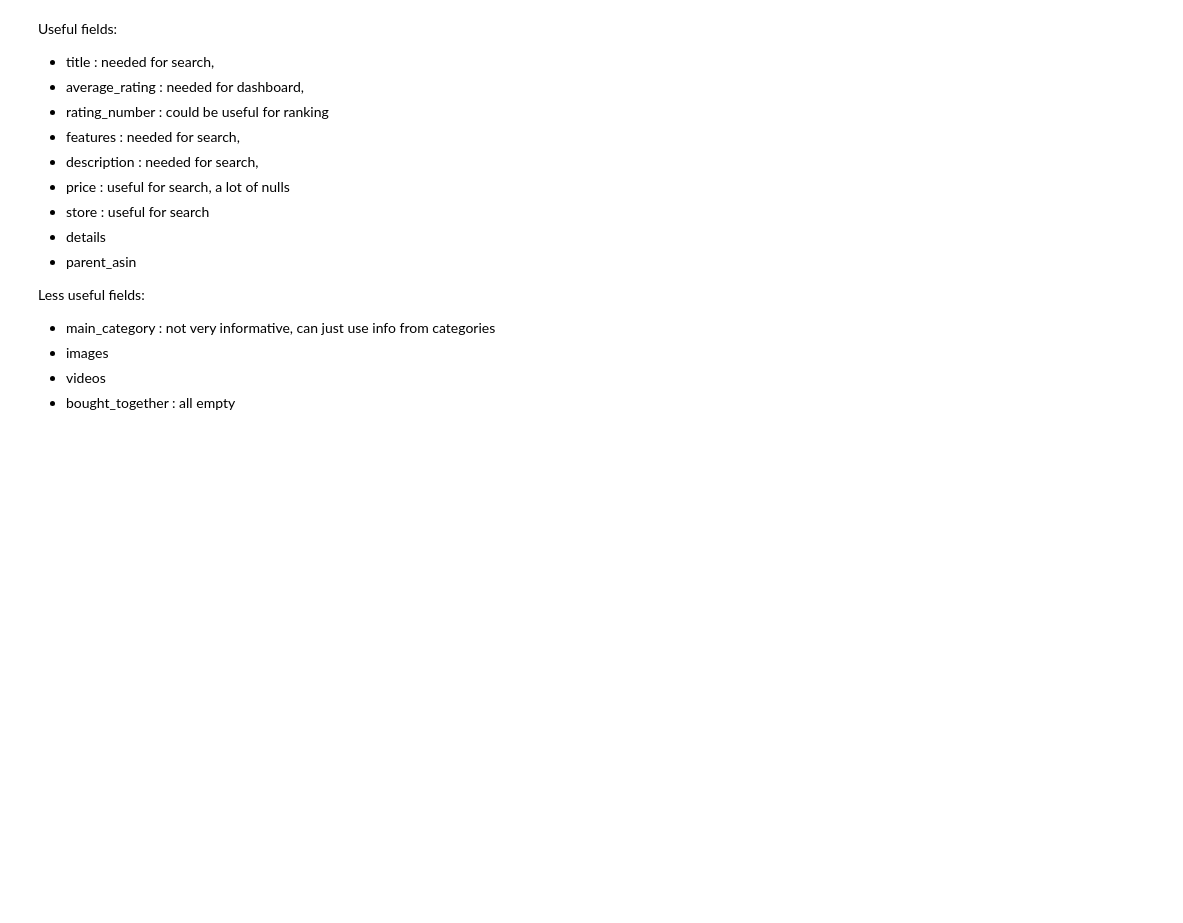
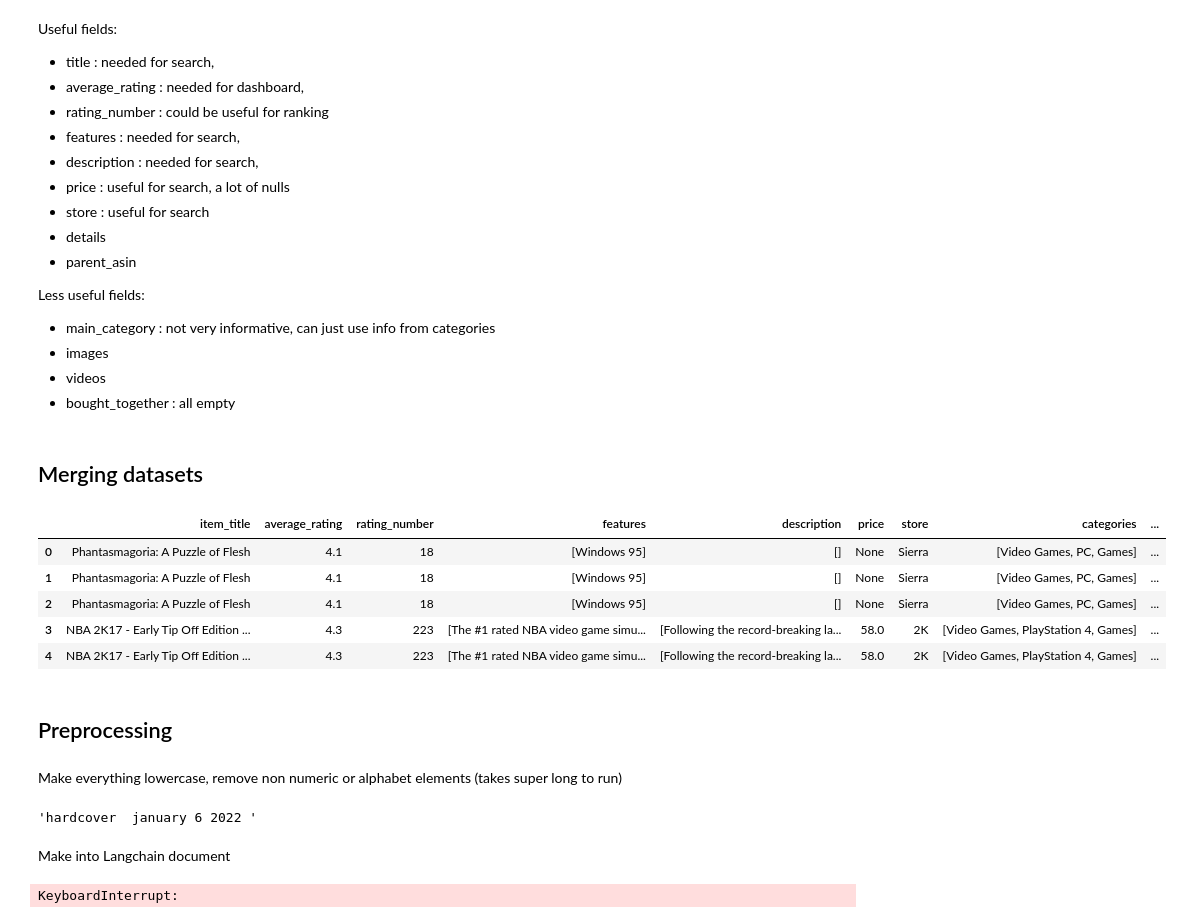
Before and after one commit to UBC-MDS-2025-26/DSCI_575_project_nourabd_mailysg, a Jupyter notebook: notebooks/milestone1_exploration.ipynb, the cells around one changed output. Cells and saved outputs as stored; diff of their text form; code cells hidden in the pictures; blank space fills up the shorter version.

Commit message:
Started preprocessing data

```diff
--- a/notebooks/milestone1_exploration.ipynb
+++ b/notebooks/milestone1_exploration.ipynb
@@ -202,3 +259,69 @@ Less useful fields:
 - images
 - videos
 - bought_together : all empty
+# %% [markdown]
+## Merging datasets
+# %%
+# Keep only useful fields
+proc_meta_data = meta_data.drop(columns=['main_category','images','videos','bought_together']).rename(columns={'title':'item_title'})
+
+# Keep only verified purcahses and useful fields
+proc_user_reviews = user_reviews[user_reviews['verified_purchase']==True].drop(columns=['rating','images','asin','timestamp','user_id','helpful_vote','verified_purchase']).rename(columns={'title':'review_title'})
+# %%
+merged = pd.merge(proc_meta_data,
+                  proc_user_reviews,
+                  on='parent_asin',
+                  how='inner')
+# %%
+merged.head()
+# %% [output]
+|  | item_title | average_rating | rating_number | features | description | price | store | categories | ... |
+| 0 | Phantasmagoria: A Puzzle of Flesh | 4.1 | 18 | [Windows 95] | [] | None | Sierra | [Video Games, PC, Games] | ... |
+| 1 | Phantasmagoria: A Puzzle of Flesh | 4.1 | 18 | [Windows 95] | [] | None | Sierra | [Video Games, PC, Games] | ... |
+| 2 | Phantasmagoria: A Puzzle of Flesh | 4.1 | 18 | [Windows 95] | [] | None | Sierra | [Video Games, PC, Games] | ... |
+| 3 | NBA 2K17 - Early Tip Off Edition ... | 4.3 | 223 | [The #1 rated NBA video game simu... | [Following the record-breaking la... | 58.0 | 2K | [Video Games, PlayStation 4, Games] | ... |
+| 4 | NBA 2K17 - Early Tip Off Edition ... | 4.3 | 223 | [The #1 rated NBA video game simu... | [Following the record-breaking la... | 58.0 | 2K | [Video Games, PlayStation 4, Games] | ... |
+# %% [markdown]
+## Preprocessing
+# %% [markdown]
+Make everything lowercase, remove non numeric or alphabet elements (takes super long to run)
+# %%
+import re
+def preprocess(text):
+    if type(text) == list :
+        processed_list = []
+        for element in text :
+            element = element.lower()
+            element = re.sub(r"[^a-z0-9\s]", "", element)
+            processed_list.append(element)
+        return processed_list
+    elif type(text) == str :
+        text = text.lower()
+        text = re.sub(r"[^a-z0-9\s]", "", text)
+        return text
+    else:
+        return text
+# %% [output]
+'hardcover  january 6 2022 '
+# %% [markdown]
+Make into Langchain document
+# %%
+from langchain_core.documents import Document
+
+doc_list = []
+for record in merged.itertuples(index=True):
+    document = Document(
+    page_content=f"{preprocess(record.item_title)}, {preprocess(record.review_title)}, {preprocess(record.text)}", metadata={"average_rating": record.average_rating,
+                                                                                         "rating_number" : record.rating_number,
+                                                                                         "features" : preprocess(record.features),
+                                                                                         "description" : preprocess(record.description),
+                                                                                         "price" : record.price,
+                                                                                         "store" : preprocess(record.store),
+                                                                                         "categories" : preprocess(record.categories),
+                                                                                         "details" : record.details,
+                                                                                         "subtitle" : record.subtitle,
+                                                                                         "author" :record.author                                                                                        }
+)
+    doc_list.append(document)
+# %% [output]
+KeyboardInterrupt:
```
Also changed, not shown: parts of 16 cells of this notebook.
